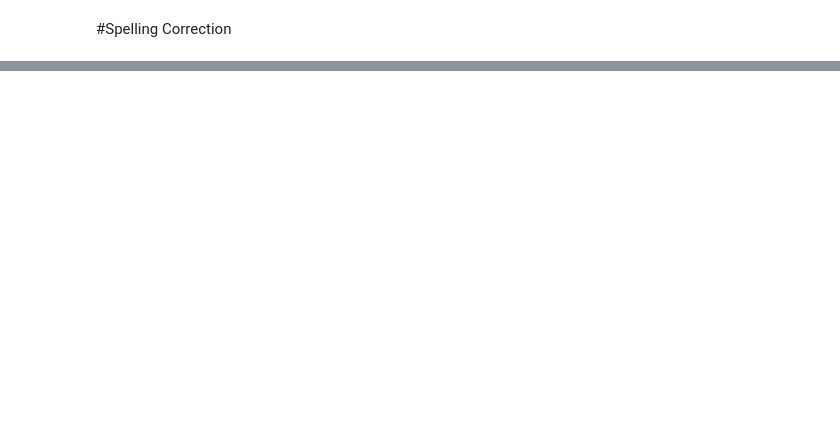
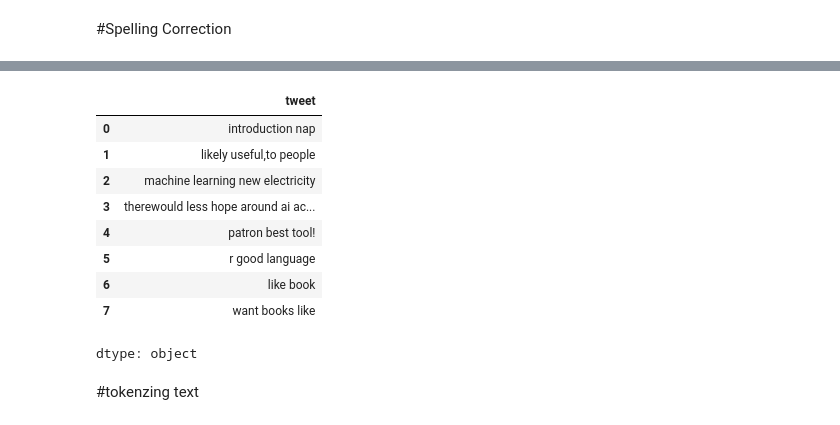
Before and after one commit to baaaRaathh/Natural-Language-Processing, a Jupyter notebook: Text_Processing.ipynb, the cells around one changed output, grey strips where cells are left out. Saved outputs shown, nothing was run; the diff lists cells and outputs as text; code cells hidden in the pictures; blank space fills up the shorter version.

```diff
--- a/Text_Processing.ipynb
+++ b/Text_Processing.ipynb
@@ -117,0 +141,15 @@ ts('i like the bat and ball and all,i played vell',look)
+# %%
+df['tweet'].apply(lambda x:str(TextBlob(x).correct()))
+# %% [output]
+|  | tweet |
+| 0 | introduction nap |
+| 1 | likely useful,to people |
+| 2 | machine learning new electricity |
+| 3 | therewould less hope around ai ac... |
+| 4 | patron best tool! |
+| 5 | r good language |
+| 6 | like book |
+| 7 | want books like |
+dtype: object
+# %% [markdown]
+#tokenzing text
```
Also changed, not shown: parts of 7 cells of this notebook.
